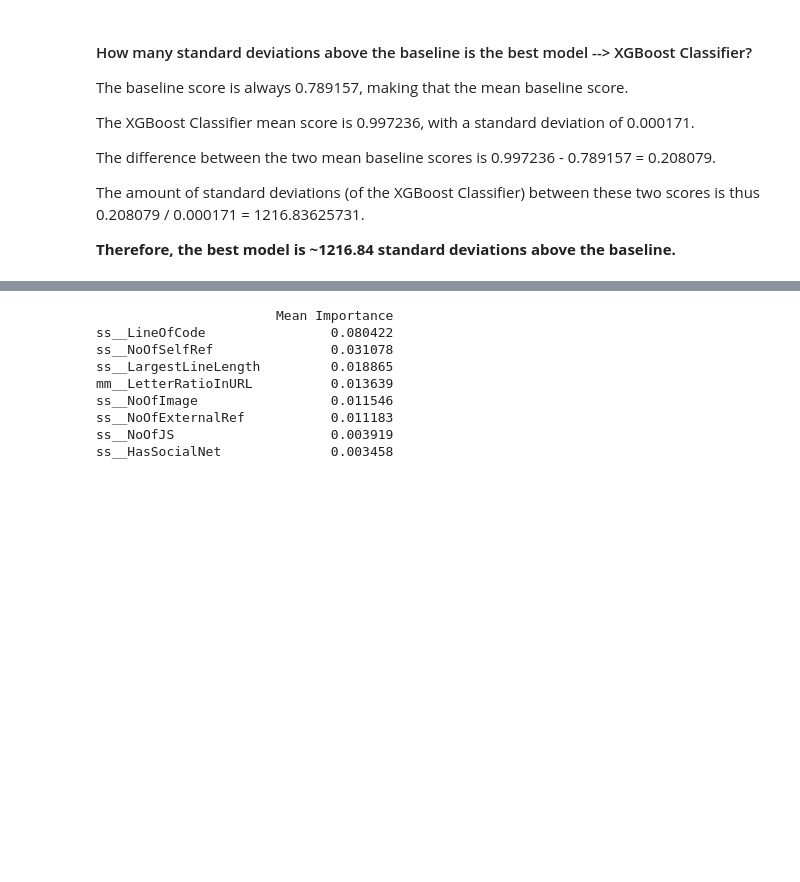
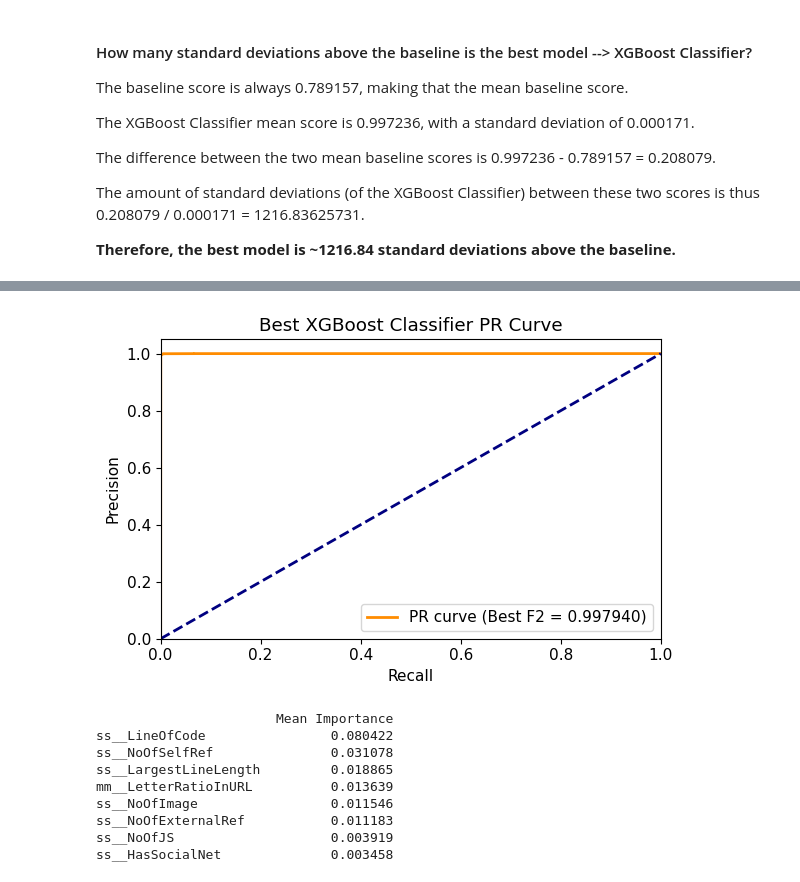
Before and after one commit to plestz/phishing_url_detection, a Jupyter notebook: src/analysis.ipynb, the cells around one changed output, grey strips where cells are left out. Saved outputs shown, nothing was run; the diff lists cells and outputs as text; code cells hidden in the pictures; blank space fills up the shorter version.

```diff
--- a/src/analysis.ipynb
+++ b/src/analysis.ipynb
@@ -122,3 +152,34 @@ plot_confusion_matrix(best_xgbc_y_test, best_xgbc_y_pred, title = 'Best XGBoost
+# %%
+# Precision-Recall Curve & F2 Score
+y_probs = xgbc_model_results['best_estimators'][best_xgbc_index].predict_proba(xgbc_model_results['X_test_preprocessed'][best_xgbc_index])[:, 1]
+
+precision, recall, thresholds = precision_recall_curve(best_xgbc_y_test, y_probs)
+
+pr_auc = auc(recall, precision)
+
+# F2 score at each threshold
+beta = 2
+f2_scores = (1 + beta**2) * (precision * recall) / (beta**2 * precision + recall)
+
+# Best threshold for F2 score
+best_f2_index = np.argmax(f2_scores)
+best_f2_score = f2_scores[best_f2_index]
+best_threshold = thresholds[best_f2_index]
+
+plt.figure(figsize = (6, 4))
+plt.plot(fpr, tpr, color = 'darkorange', lw = 2, label = f'PR curve (Best F2 = {best_f2_score:.6f})')
+plt.plot([0, 1], [0, 1], color = 'navy', lw = 2, linestyle = '--')
+plt.xlim([0.0, 1.0])
+plt.ylim([0.0, 1.05])
+plt.xlabel('Recall')
+plt.ylabel('Precision')
+plt.title('Best XGBoost Classifier PR Curve')
+plt.legend(loc = 'lower right')
+plt.tight_layout()
+plt.savefig('../figures/best_xgb_classifier_pr_curve.png', dpi = 300)
+plt.show()
+# %% [output]
+[figure, added]
 # %%
 # GLOBAL FEATURE IMPORTANCE 1
 
```
Also changed, not shown: parts of 12 cells of this notebook, 21 other files.
